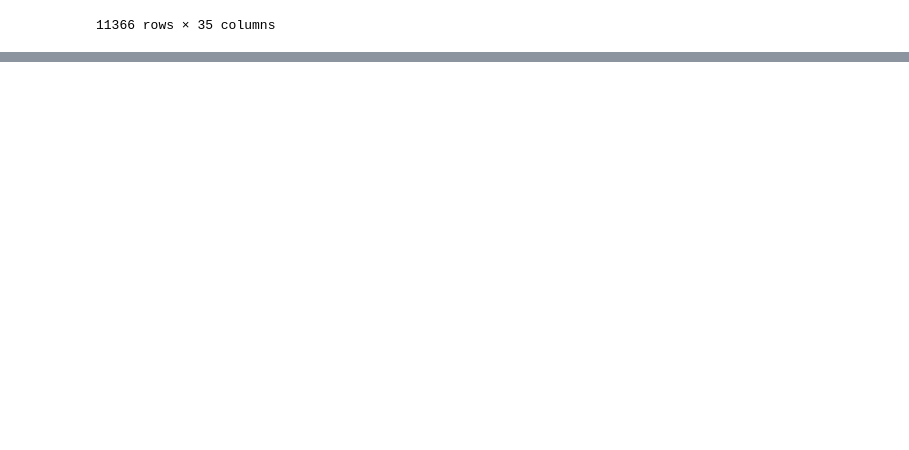
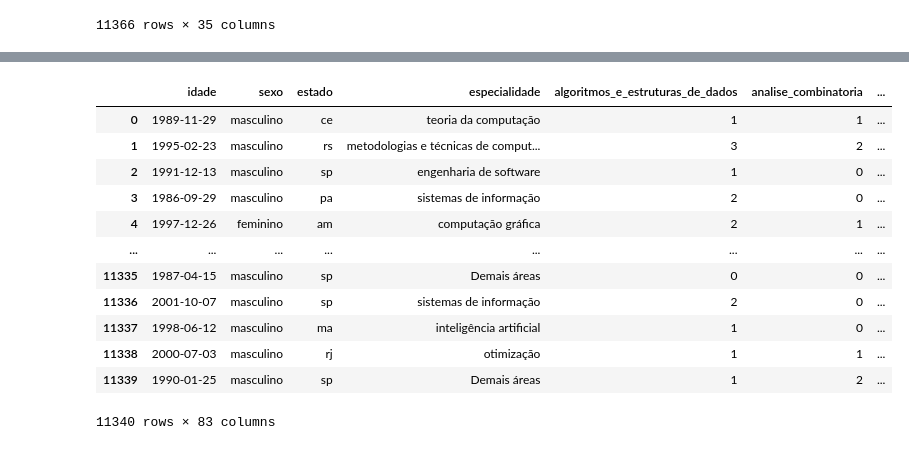
Before and after one commit to jeancarloscc/OrientPOSCOMP-System, a Jupyter notebook: notebooks/3.1-jc-axis_exploratory_analysis.ipynb, the cells around one changed output, grey strips where cells are left out. Saved outputs shown, nothing was run; the diff lists cells and outputs as text; code cells hidden in the pictures; blank space fills up the shorter version.

```diff
--- a/notebooks/3.1-jc-axis_exploratory_analysis.ipynb
+++ b/notebooks/3.1-jc-axis_exploratory_analysis.ipynb
@@ -106,0 +154,31 @@ resultados_df = resultados_df.round()
+# %%
+def evaluateQuestionsParticipant(df, attribute, questions):
+    for question in questions:
+        acertos = df[df[question] > 0].groupby(attribute).size().reset_index(name='acerto')
+        erros = df[df[question] == 0].groupby(attribute).size().reset_index(name='erro')
+
+        df_acertos = pd.DataFrame(acertos)
+        df_acertos.columns = [attribute, "acertos_" + question]
+        df = df.merge(df_acertos, on=attribute, how='left')
+
+        df_erros = pd.DataFrame(erros)
+        df_erros.columns = [attribute, "erros_" + question]
+        df = df.merge(df_erros, on=attribute, how='left')
+
+    return df
+# %%
+evaluateQuestionsParticipant(df_participants, 'especialidade', listQuestions)
+# %% [output]
+|  | idade | sexo | estado | especialidade | algoritmos_e_estruturas_de_dados | analise_combinatoria | ... |
+| 0 | 1989-11-29 | masculino | ce | teoria da computação | 1 | 1 | ... |
+| 1 | 1995-02-23 | masculino | rs | metodologias e técnicas de comput... | 3 | 2 | ... |
+| 2 | 1991-12-13 | masculino | sp | engenharia de software | 1 | 0 | ... |
+| 3 | 1986-09-29 | masculino | pa | sistemas de informação | 2 | 0 | ... |
+| 4 | 1997-12-26 | feminino | am | computação gráfica | 2 | 1 | ... |
+| ... | ... | ... | ... | ... | ... | ... | ... |
+| 11335 | 1987-04-15 | masculino | sp | Demais áreas | 0 | 0 | ... |
+| 11336 | 2001-10-07 | masculino | sp | sistemas de informação | 2 | 0 | ... |
+| 11337 | 1998-06-12 | masculino | ma | inteligência artificial | 1 | 0 | ... |
+| 11338 | 2000-07-03 | masculino | rj | otimização | 1 | 1 | ... |
+| 11339 | 1990-01-25 | masculino | sp | Demais áreas | 1 | 2 | ... |
+11340 rows × 83 columns
```
Also changed, not shown: parts of 17 cells of this notebook, 27 other files.
